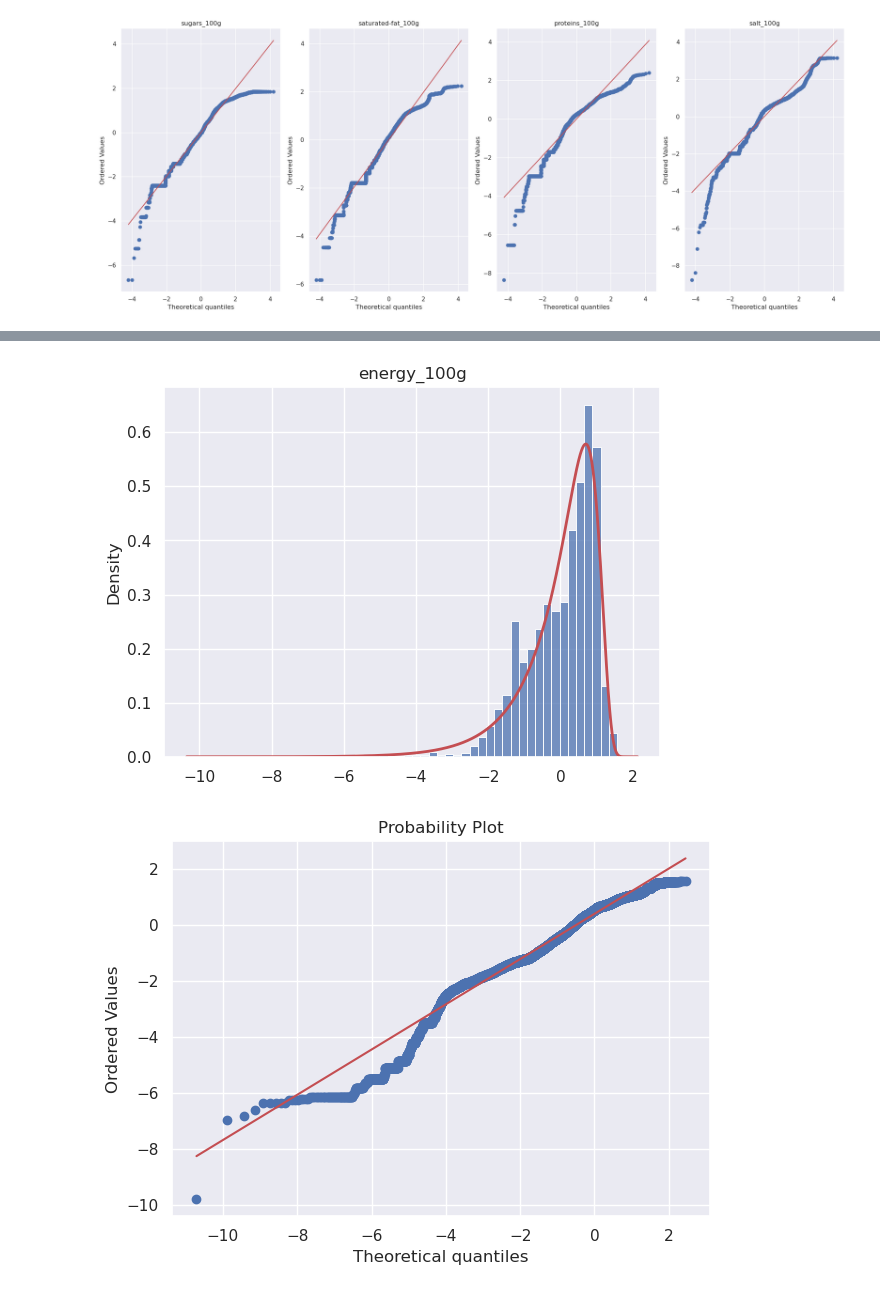
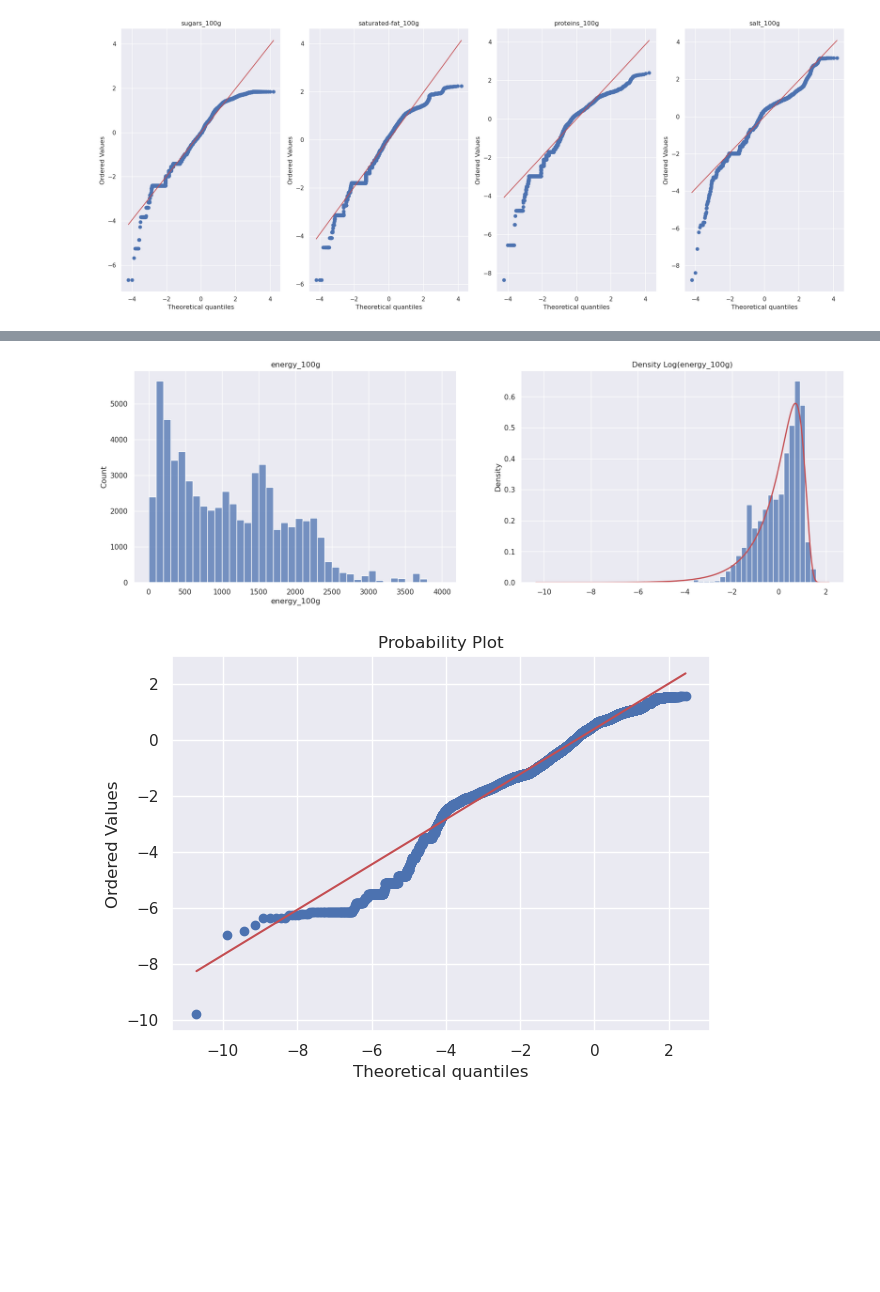
Before and after one commit to vicmcl/open_food_facts, a Jupyter notebook: src/notebook.ipynb, the cells around one changed output, grey strips where cells are left out. Cells and saved outputs as stored; diff of their text form; code cells hidden in the pictures; blank space fills up the shorter version.

```diff
--- a/src/notebook.ipynb
+++ b/src/notebook.ipynb
@@ -440,9 +453,7 @@ numerical_data_100g = {
 }
 # %%
 bounded_energy = selected_data["energy_100g"][
-    ~selected_data["energy_100g"].isna()
-    & (selected_data["energy_100g"] > 0)
-    & (selected_data["energy_100g"] <= 4000)
+    (selected_data["energy_100g"] > 0) & (selected_data["energy_100g"] <= 4000)
 ]
 
 sns.boxplot(y=bounded_energy)
@@ -537,19 +542,24 @@ plt.show()
 # %%
+fig = plt.figure(figsize=(20, 6))
+
+fig.add_subplot(121)
+sns.histplot(bounded_energy, bins=40)
+plt.title('energy_100g')
+
+fig.add_subplot(122)
 standardized_energy = scale(bounded_energy.apply(np.log))
-
 sns.histplot(standardized_energy, stat="density", bins=50)
 
 xmin, xmax = plt.xlim()
 x_values = np.linspace(xmin, xmax, 100000)
 loc_, c_, scale_ = loggamma.fit(standardized_energy)
 n_prob = loggamma.pdf(x_values, loc_, c_, scale_)
 params[label] = (standardized_energy, loc_, c_, scale_)
-
 plt.plot(x_values, n_prob, "r", linewidth=2)
-plt.title('energy_100g')
+plt.title('Density Log(energy_100g)')
 
 plt.show()
 # %% [output]
-[figure, old version]
+[figure, new version]
 # %%
 fig, ax = plt.subplots()
```
Also changed, not shown: parts of 19 cells of this notebook.
